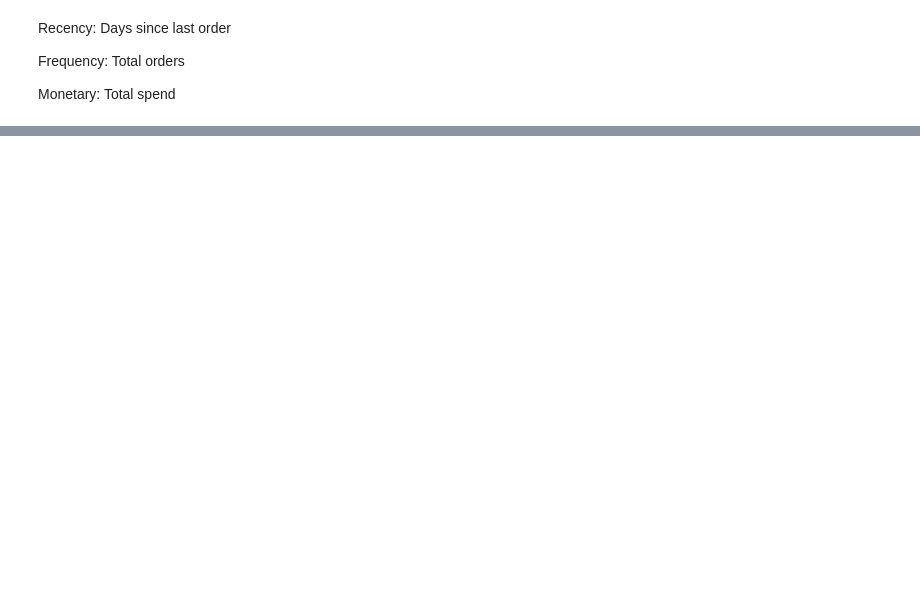
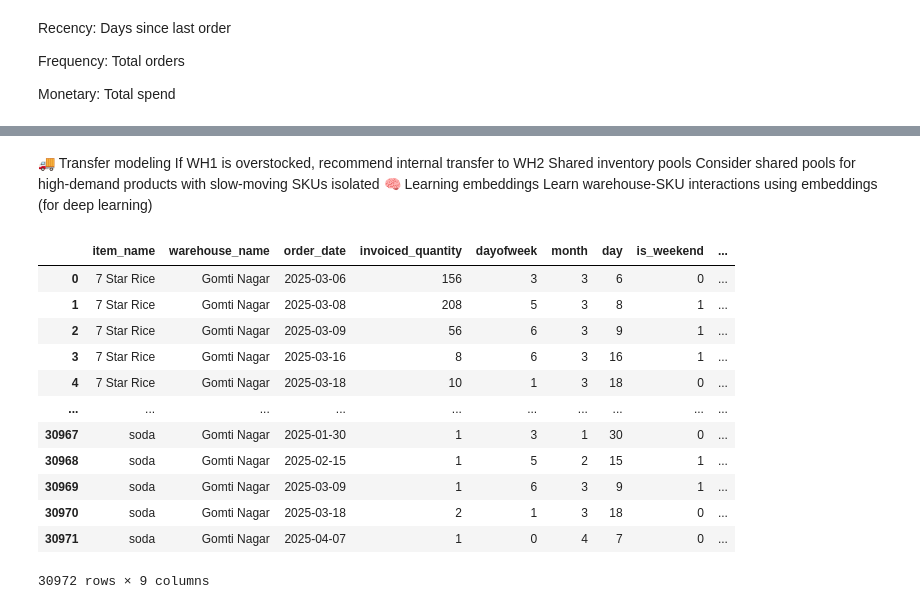
Before and after one commit to RujhaanTaneja/UnORG-SC-DS-MID-PREP_TEAM_HYPERION_Submission, a Jupyter notebook: Rajan'sCodeFiles/gc_tech.ipynb, the cells around one changed output, grey strips where cells are left out. Drawn from its saved outputs; the diff is of its cells as text; code cells hidden in the pictures; blank space fills up the shorter version.

```diff
--- a/Rajan'sCodeFiles/gc_tech.ipynb
+++ b/Rajan'sCodeFiles/gc_tech.ipynb
@@ -812,0 +749,3 @@ dow_var
+# %%
+df['stockout_flag'] = (df['quantity'] > df['invoiced_quantity']).astype(int)
+df
@@ -812,0 +766,4 @@ dow_var
+# %%
+df['unfulfilled_qty'] = df['quantity'] - df['invoiced_quantity']
+df['unfulfilled_qty'] = df['unfulfilled_qty'].apply(lambda x: x if x > 0 else 0)
+df
@@ -812,0 +860,3 @@ dow_var
+# %%
+sku_wh_demand = df.groupby(['item_name', 'warehouse_name', 'order_date'])['invoiced_quantity'].sum().reset_index().sort_values(['item_name', 'warehouse_name', 'order_date'])
+sku_wh_demand
@@ -812,0 +903,29 @@ dow_var
+# %% [markdown]
+🚚 Transfer modeling	If WH1 is overstocked, recommend internal transfer to WH2
+    Shared inventory pools	Consider shared pools for high-demand products with slow-moving SKUs isolated
+🧠 Learning embeddings	Learn warehouse-SKU interactions using embeddings (for deep learning)
+# %%
+
+
+def create_time_features(df):
+    df['dayofweek'] = df['order_date'].dt.dayofweek
+    df['is_weekend'] = df['order_date'].dt.dayofweek.isin([5, 6]).astype(int)
+    df['days_since_month_start'] = df['order_date'].dt.day - 1
+    return df
+
+features = create_time_features(sku_wh_demand)
+features
+# %% [output]
+|  | item_name | warehouse_name | order_date | invoiced_quantity | dayofweek | month | day | is_weekend | ... |
+| 0 | 7 Star Rice | Gomti Nagar | 2025-03-06 | 156 | 3 | 3 | 6 | 0 | ... |
+| 1 | 7 Star Rice | Gomti Nagar | 2025-03-08 | 208 | 5 | 3 | 8 | 1 | ... |
+| 2 | 7 Star Rice | Gomti Nagar | 2025-03-09 | 56 | 6 | 3 | 9 | 1 | ... |
+| 3 | 7 Star Rice | Gomti Nagar | 2025-03-16 | 8 | 6 | 3 | 16 | 1 | ... |
+| 4 | 7 Star Rice | Gomti Nagar | 2025-03-18 | 10 | 1 | 3 | 18 | 0 | ... |
+| ... | ... | ... | ... | ... | ... | ... | ... | ... | ... |
+| 30967 | soda | Gomti Nagar | 2025-01-30 | 1 | 3 | 1 | 30 | 0 | ... |
+| 30968 | soda | Gomti Nagar | 2025-02-15 | 1 | 5 | 2 | 15 | 1 | ... |
+| 30969 | soda | Gomti Nagar | 2025-03-09 | 1 | 6 | 3 | 9 | 1 | ... |
+| 30970 | soda | Gomti Nagar | 2025-03-18 | 2 | 1 | 3 | 18 | 0 | ... |
+| 30971 | soda | Gomti Nagar | 2025-04-07 | 1 | 0 | 4 | 7 | 0 | ... |
+30972 rows × 9 columns
```
Also changed, not shown: parts of 56 cells of this notebook.
